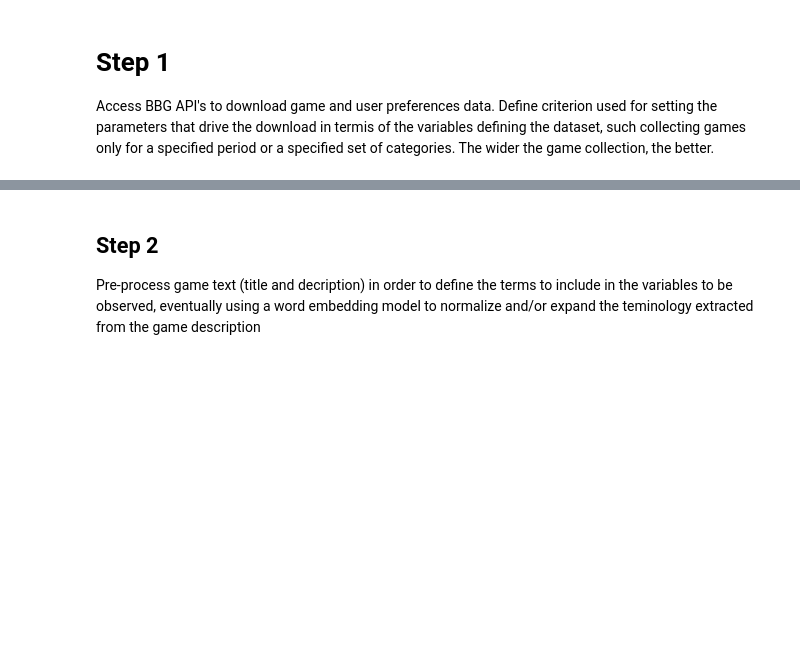
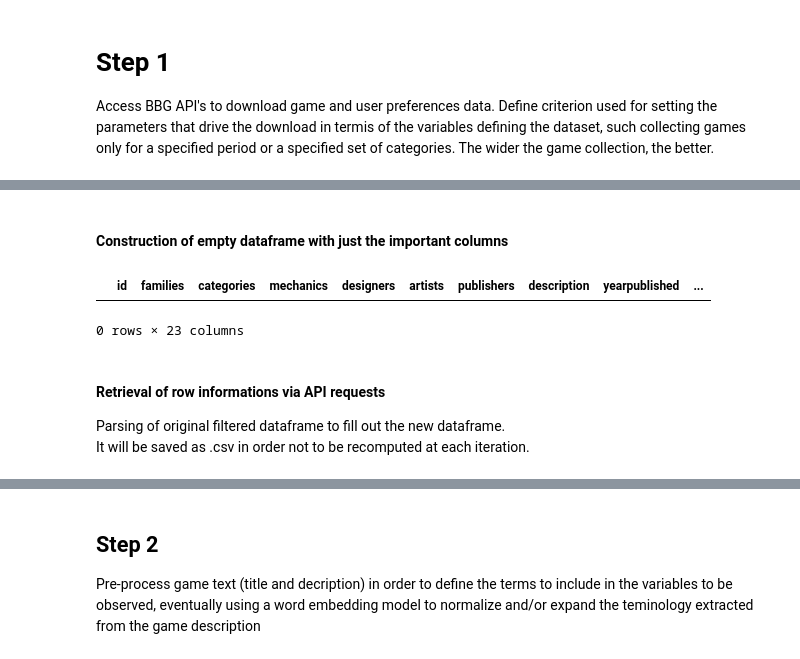
Before and after one commit to ToreGore/LoveBoardGames, a Jupyter notebook: LoveBoardGames.ipynb, the cells around one changed output, grey strips where cells are left out. Drawn from its saved outputs; the diff is of its cells as text; code cells hidden in the pictures; blank space fills up the shorter version.

```diff
--- a/LoveBoardGames.ipynb
+++ b/LoveBoardGames.ipynb
@@ -29,0 +46,18 @@ dataframe.sort_values(by=["ID"]).head()
+# %% [markdown]
+#### Construction of empty dataframe with just the important columns
+# %%
+bgg = BoardGameGeek()
+g = bgg.game(name=None, game_id=65611)
+# %%
+cols = list(g.__dict__["_data"])
+new_df = pnd.DataFrame(columns = cols)
+new_df = new_df.drop(["thumbnail", "image", "expansion", "implementations", "expansions", "expands",
+             "alternative_names", "trading", "wanting", "wishing", "numcomments"], axis=1)
+new_df
+# %% [output]
+|  | id | families | categories | mechanics | designers | artists | publishers | description | yearpublished | ... |
+0 rows × 23 columns
+# %% [markdown]
+#### Retrieval of row informations via API requests
+Parsing of original filtered dataframe to fill out the new dataframe. <br>
+It will be saved as .csv in order not to be recomputed at each iteration.
```
Also changed, not shown: parts of 14 cells of this notebook, 1 other file.
